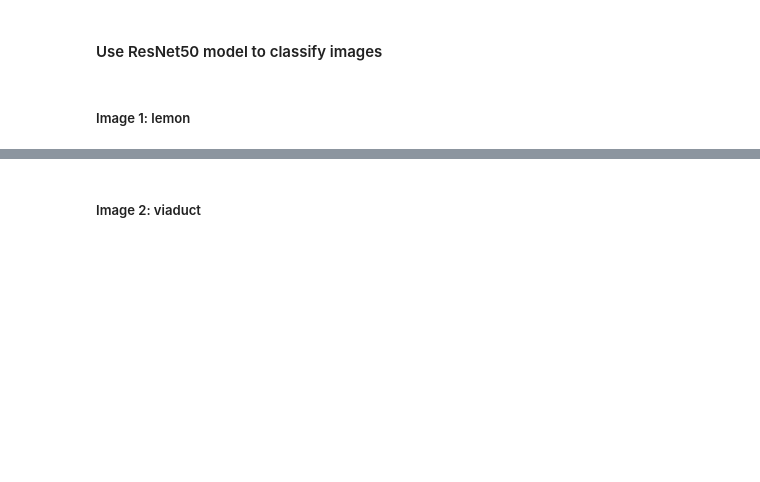
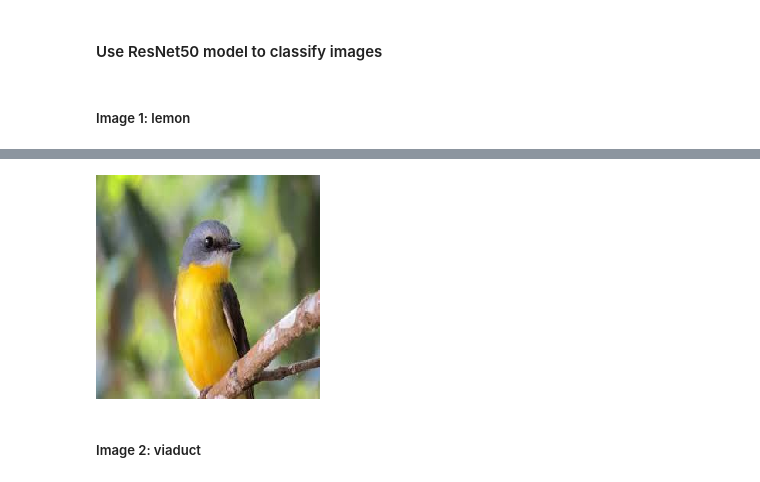
Before and after one commit to ahmadmustafaanis/Getting-Started-with-Tensorflow-2, a Jupyter notebook: Saving and Loading Model Weights/ProgrammingTutorial.ipynb, the cells around one changed output, grey strips where cells are left out. Drawn from its saved outputs; the diff is of its cells as text; code cells hidden in the pictures; blank space fills up the shorter version.

```diff
--- a/Saving and Loading Model Weights/ProgrammingTutorial.ipynb
+++ b/Saving and Loading Model Weights/ProgrammingTutorial.ipynb
@@ -401,9 +264,9 @@ from tensorflow.keras.models import load_model
 
 from tensorflow.keras.preprocessing.image import load_img
 
-lemon_img = load_img('data/lemon.jpg', target_size=(224, 224))
-viaduct_img = load_img('data/viaduct.jpg', target_size=(224, 224))
-water_tower_img = load_img('data/water_tower.jpg', target_size=(224, 224))
+cat1 = load_img('data/cat1.jpg', target_size=(224, 224))
+bird1 = load_img('data/bird1.jpg', target_size=(224, 224))
+bird2 = load_img('data/bird2.jpg', target_size=(224, 224))
 # %% [markdown]
 #### Use ResNet50 model to classify images
 # %%
@@ -431,3 +303,7 @@ def get_top_5_predictions(img):
+# %%
+bird1
+# %% [output]
+[figure, added]
 # %%
 # Display top 5 predictions
 # %% [markdown]
```
Also changed, not shown: parts of 22 cells of this notebook, 6 other files.
